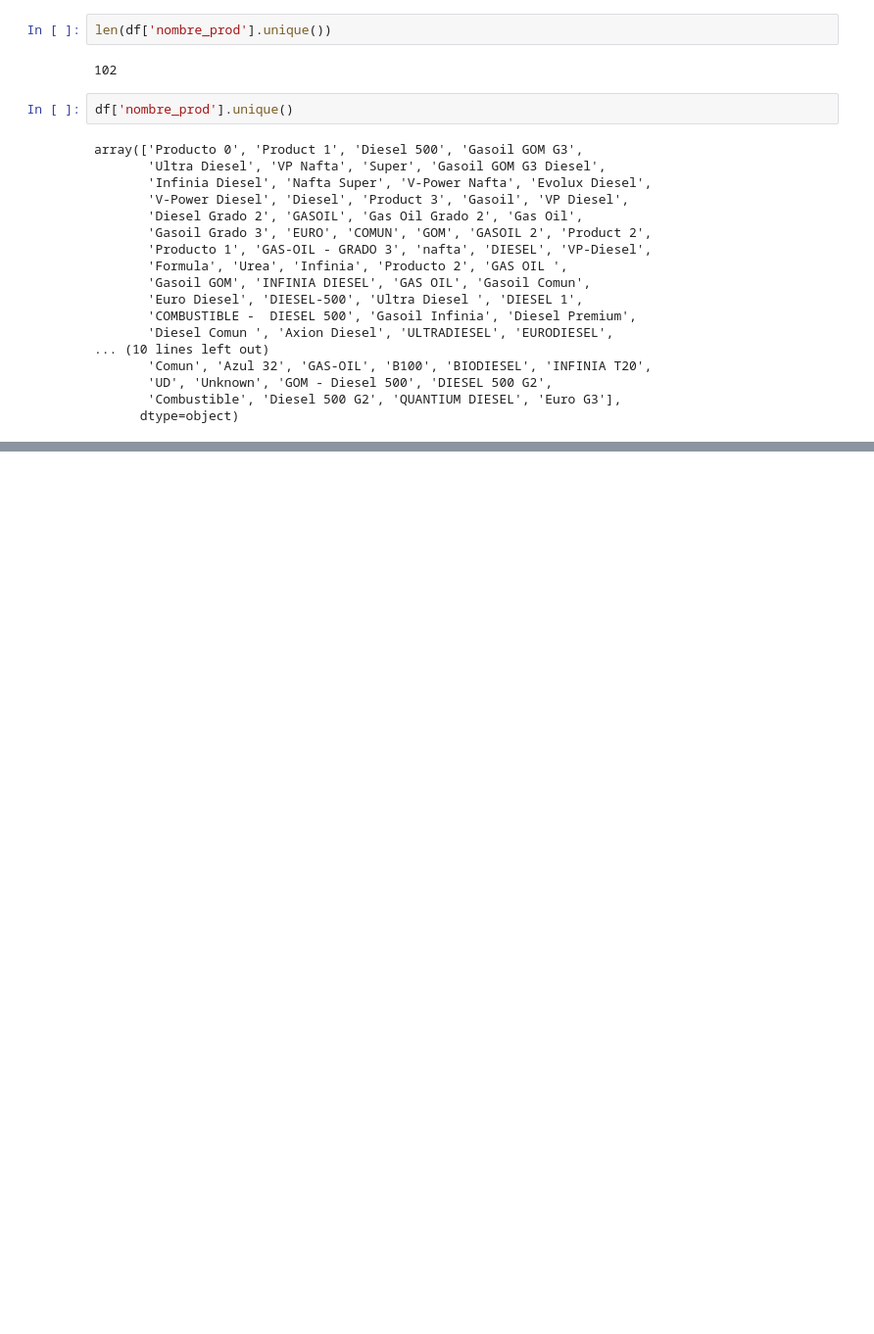
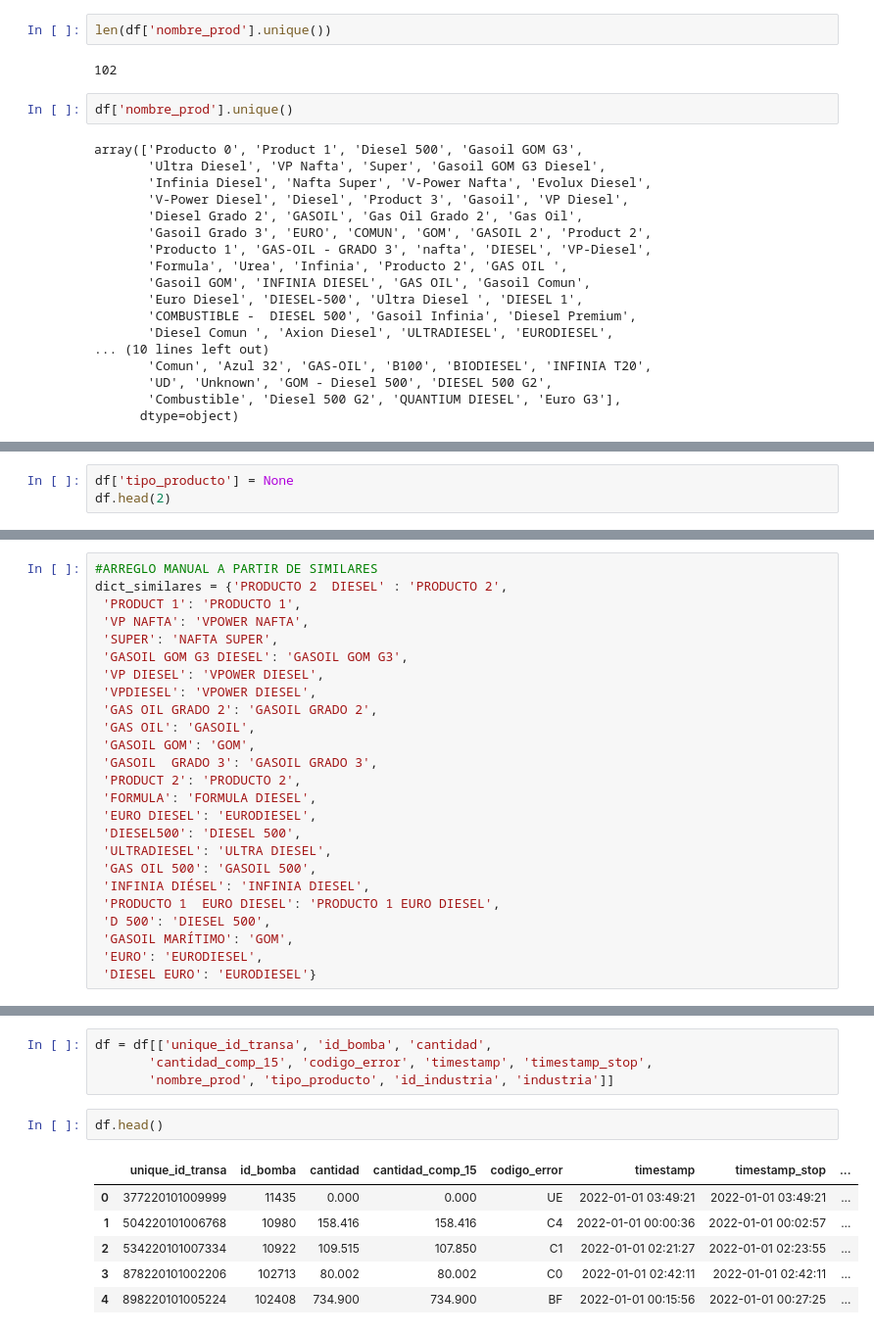
Before and after one commit to v-yunusic/REPO-PYTHON-VY, a Jupyter notebook: transacciones-surtidor-2022/bencinera_2022.ipynb, the cells around one changed output, grey strips where cells are left out. Shown at 98% size. Drawn from its saved outputs; the diff is of its cells as text; blank space fills up the shorter version.

```diff
--- a/transacciones-surtidor-2022/bencinera_2022.ipynb
+++ b/transacciones-surtidor-2022/bencinera_2022.ipynb
@@ -264,0 +256,3 @@ array(['Producto 0', 'Product 1', 'Diesel 500', 'Gasoil GOM G3',
+# %%
+df['tipo_producto'] = None
+df.head(2)
@@ -264,0 +330,25 @@ array(['Producto 0', 'Product 1', 'Diesel 500', 'Gasoil GOM G3',
+# %%
+#ARREGLO MANUAL A PARTIR DE SIMILARES
+dict_similares = {'PRODUCTO 2  DIESEL' : 'PRODUCTO 2',
+ 'PRODUCT 1': 'PRODUCTO 1',
+ 'VP NAFTA': 'VPOWER NAFTA',
+ 'SUPER': 'NAFTA SUPER',
+ 'GASOIL GOM G3 DIESEL': 'GASOIL GOM G3',
+ 'VP DIESEL': 'VPOWER DIESEL',
+ 'VPDIESEL': 'VPOWER DIESEL',
+ 'GAS OIL GRADO 2': 'GASOIL GRADO 2',
+ 'GAS OIL': 'GASOIL',
+ 'GASOIL GOM': 'GOM',
+ 'GASOIL  GRADO 3': 'GASOIL GRADO 3',
+ 'PRODUCT 2': 'PRODUCTO 2',
+ 'FORMULA': 'FORMULA DIESEL',
+ 'EURO DIESEL': 'EURODIESEL',
+ 'DIESEL500': 'DIESEL 500',
+ 'ULTRADIESEL': 'ULTRA DIESEL',
+ 'GAS OIL 500': 'GASOIL 500',
+ 'INFINIA DIÉSEL': 'INFINIA DIESEL',
+ 'PRODUCTO 1  EURO DIESEL': 'PRODUCTO 1 EURO DIESEL',
+ 'D 500': 'DIESEL 500',
+ 'GASOIL MARÍTIMO': 'GOM',
+ 'EURO': 'EURODIESEL',
+ 'DIESEL EURO': 'EURODIESEL'}
@@ -264,0 +406,13 @@ array(['Producto 0', 'Product 1', 'Diesel 500', 'Gasoil GOM G3',
+# %%
+df = df[['unique_id_transa', 'id_bomba', 'cantidad',
+       'cantidad_comp_15', 'codigo_error', 'timestamp', 'timestamp_stop',
+       'nombre_prod', 'tipo_producto', 'id_industria', 'industria']]
+# %%
+df.head()
+# %% [output]
+|  | unique_id_transa | id_bomba | cantidad | cantidad_comp_15 | codigo_error | timestamp | timestamp_stop | ... |
+| 0 | 377220101009999 | 11435 | 0.000 | 0.000 | UE | 2022-01-01 03:49:21 | 2022-01-01 03:49:21 | ... |
+| 1 | 504220101006768 | 10980 | 158.416 | 158.416 | C4 | 2022-01-01 00:00:36 | 2022-01-01 00:02:57 | ... |
+| 2 | 534220101007334 | 10922 | 109.515 | 107.850 | C1 | 2022-01-01 02:21:27 | 2022-01-01 02:23:55 | ... |
+| 3 | 878220101002206 | 102713 | 80.002 | 80.002 | C0 | 2022-01-01 02:42:11 | 2022-01-01 02:42:11 | ... |
+| 4 | 898220101005224 | 102408 | 734.900 | 734.900 | BF | 2022-01-01 00:15:56 | 2022-01-01 00:27:25 | ... |
```
Also changed, not shown: parts of 28 cells of this notebook.
